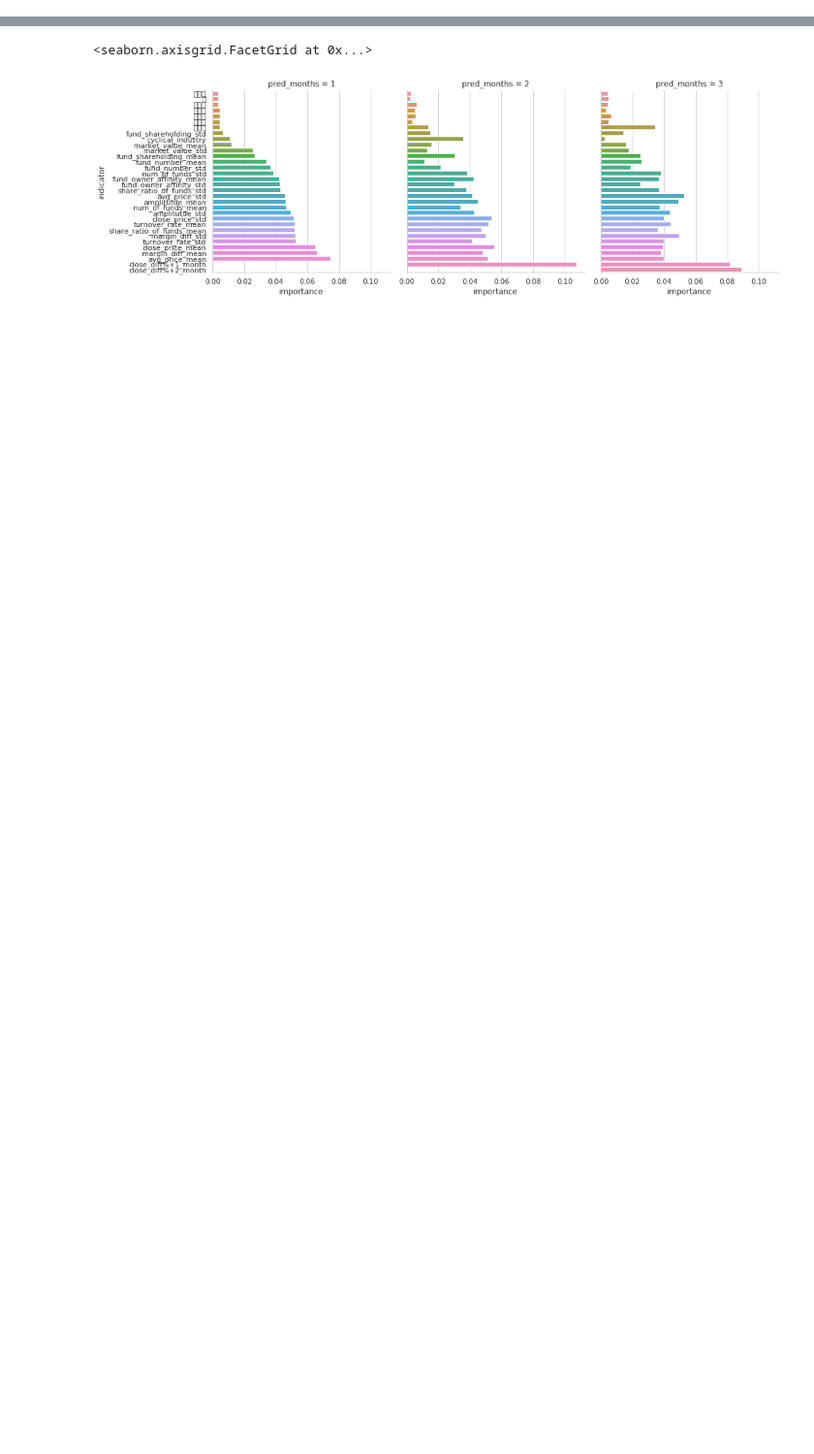
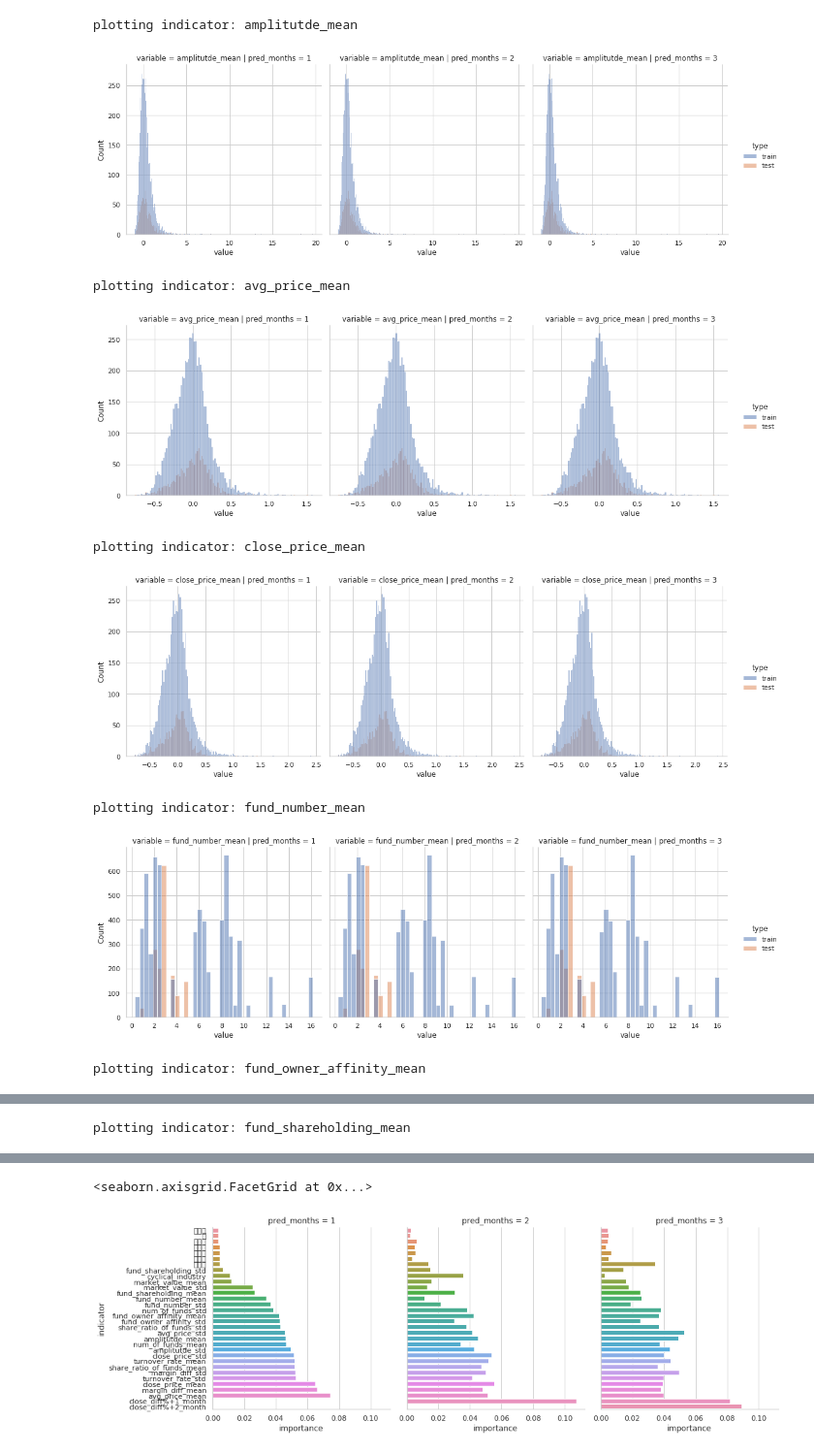
Before and after one commit to jiachengpan/goldenspoon, a Jupyter notebook: exploratory_data_analysis/analysis.ipynb, the cells around one changed output, grey strips where cells are left out. Shown at 97% size. Saved outputs shown, nothing was run; the diff lists cells and outputs as text; code cells hidden in the pictures; blank space fills up the shorter version.

```diff
--- a/exploratory_data_analysis/analysis.ipynb
+++ b/exploratory_data_analysis/analysis.ipynb
@@ -64,0 +64,34 @@ g
+# %%
+def plot_indicator_dist(data,
+        variable = None,
+        xlim = None,
+        ylim = (0, None),
+        min_val = None,
+        max_val = None,
+        **kwargs):
+
+    cond = []
+    if variable is not None:
+        if isinstance(variable, (list, tuple)):
+            cond.append(data.variable.apply(lambda x : x in variable))
+        else:
+            cond.append(data.variable == variable)
+    if max_val is not None:
+        cond.append(data['value'] <= max_val)
+    if min_val is not None:
+        cond.append(data['value'] >= min_val)
+    where = np.logical_and.reduce(cond)
+
+    g = sns.displot(kind    = 'hist',
+                    x       = 'value',
+                    row     = 'variable',
+                    col     = 'pred_months',
+                    hue     = 'type',
+                    data    = data[where],
+                    **kwargs)
+    g.set(xlim=xlim, ylim=ylim)
+    return g
+# %%
+indicators = data.variable.unique()
+indicators.sort()
+indicators
@@ -64,0 +110,21 @@ g
+# %%
+mean_indicators = [ind for ind in indicators if ind.endswith('_mean')]
+std_indicators  = [ind for ind in indicators if ind.endswith('_std')]
+rem_indicators  = [ind for ind in indicators if ind not in mean_indicators + std_indicators]
+# %%
+import matplotlib.pyplot as plt
+
+for ind in mean_indicators:
+    print(f'plotting indicator: {ind}')
+    plot_indicator_dist(data, variable=ind, min_val=-200, max_val=200)
+    plt.show()
+# %% [output]
+plotting indicator: amplitutde_mean
+[figure, added]
+plotting indicator: avg_price_mean
+[figure, added]
+plotting indicator: close_price_mean
+[figure, added]
+plotting indicator: fund_number_mean
+[figure, added]
+plotting indicator: fund_owner_affinity_mean
@@ -64,0 +132 @@ g
+plotting indicator: fund_shareholding_mean
```
Also changed, not shown: parts of 7 cells of this notebook.
